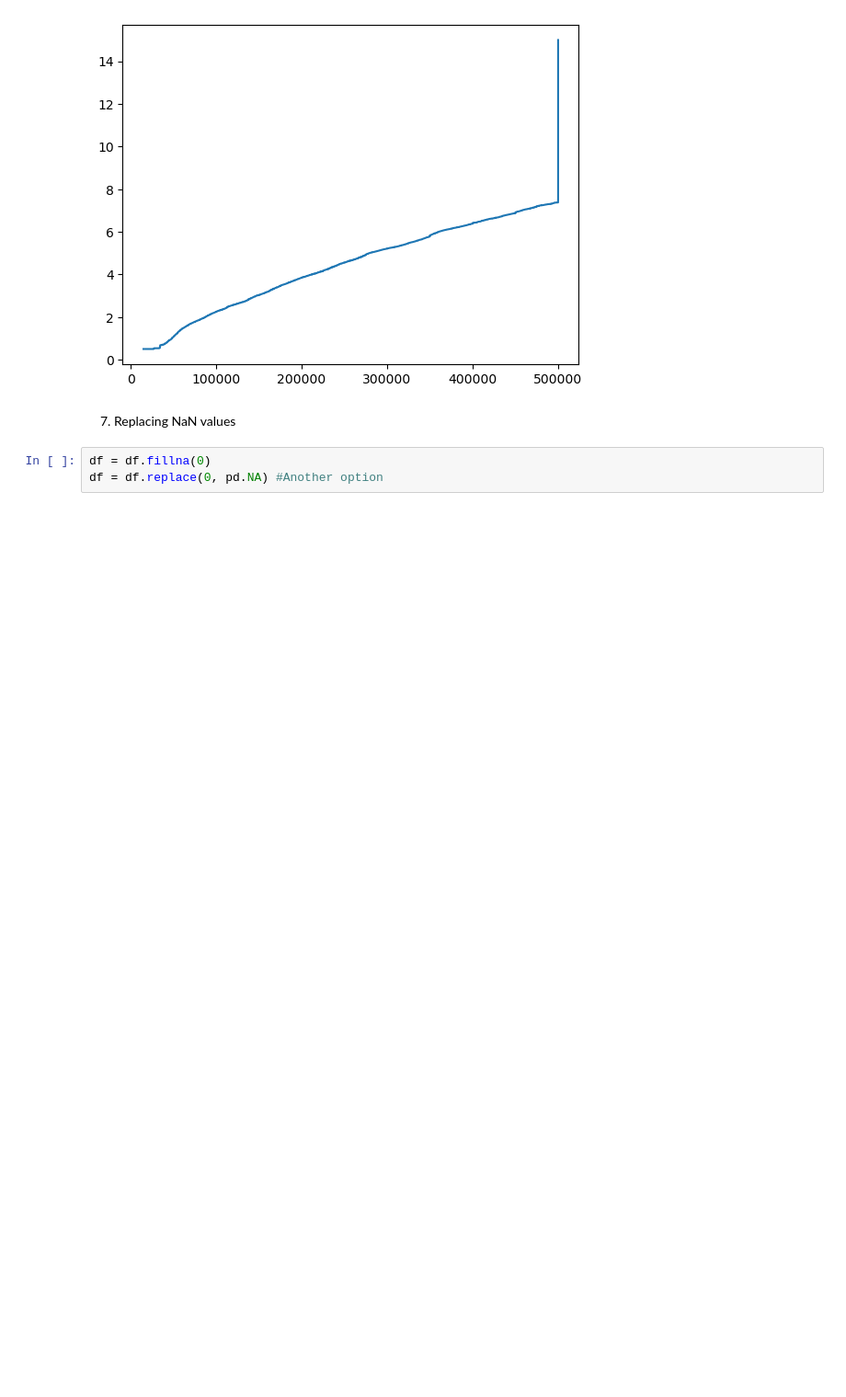
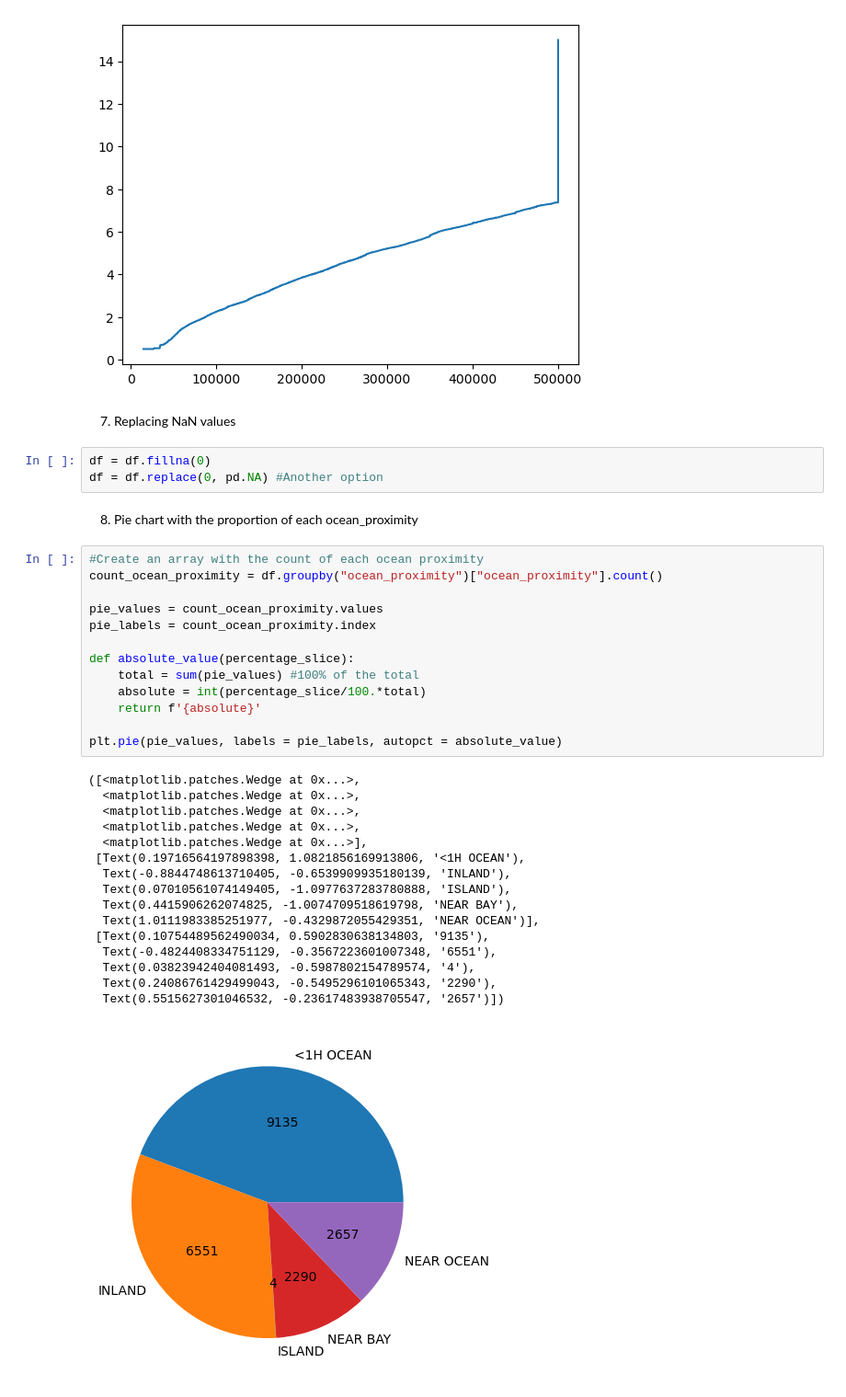
Before and after one commit to CarlosTussi/EDA, a Jupyter notebook: Housing/EDA.ipynb, the cells around one changed output. Shown: that part at 92% size. Cells and saved outputs as stored; diff of their text form; blank space fills up the shorter version.

Commit message:
adding more plots for the data

```diff
--- a/Housing/EDA.ipynb
+++ b/Housing/EDA.ipynb
@@ -203,3 +203,35 @@ plt.plot(x,y)
 # %%
 df = df.fillna(0)
 df = df.replace(0, pd.NA) #Another option
+# %% [markdown]
+8. Pie chart with the proportion of each ocean_proximity
+# %%
+#Create an array with the count of each ocean proximity
+count_ocean_proximity = df.groupby("ocean_proximity")["ocean_proximity"].count()
+
+pie_values = count_ocean_proximity.values
+pie_labels = count_ocean_proximity.index
+
+def absolute_value(percentage_slice):
+    total = sum(pie_values) #100% of the total
+    absolute = int(percentage_slice/100.*total)
+    return f'{absolute}'
+
+plt.pie(pie_values, labels = pie_labels, autopct = absolute_value)
+# %% [output]
+([<matplotlib.patches.Wedge at 0x...>,
+  <matplotlib.patches.Wedge at 0x...>,
+  <matplotlib.patches.Wedge at 0x...>,
+  <matplotlib.patches.Wedge at 0x...>,
+  <matplotlib.patches.Wedge at 0x...>],
+ [Text(0.19716564197898398, 1.0821856169913806, '<1H OCEAN'),
+  Text(-0.8844748613710405, -0.6539909935180139, 'INLAND'),
+  Text(0.07010561074149405, -1.0977637283780888, 'ISLAND'),
+  Text(0.4415906262074825, -1.0074709518619798, 'NEAR BAY'),
+  Text(1.0111983385251977, -0.4329872055429351, 'NEAR OCEAN')],
+ [Text(0.10754489562490034, 0.5902830638134803, '9135'),
+  Text(-0.4824408334751129, -0.3567223601007348, '6551'),
+  Text(0.03823942404081493, -0.5987802154789574, '4'),
+  Text(0.24086761429499043, -0.5495296101065343, '2290'),
+  Text(0.5515627301046532, -0.23617483938705547, '2657')])
+[figure, added]
```
Also changed, not shown: parts of 2 cells of this notebook.
